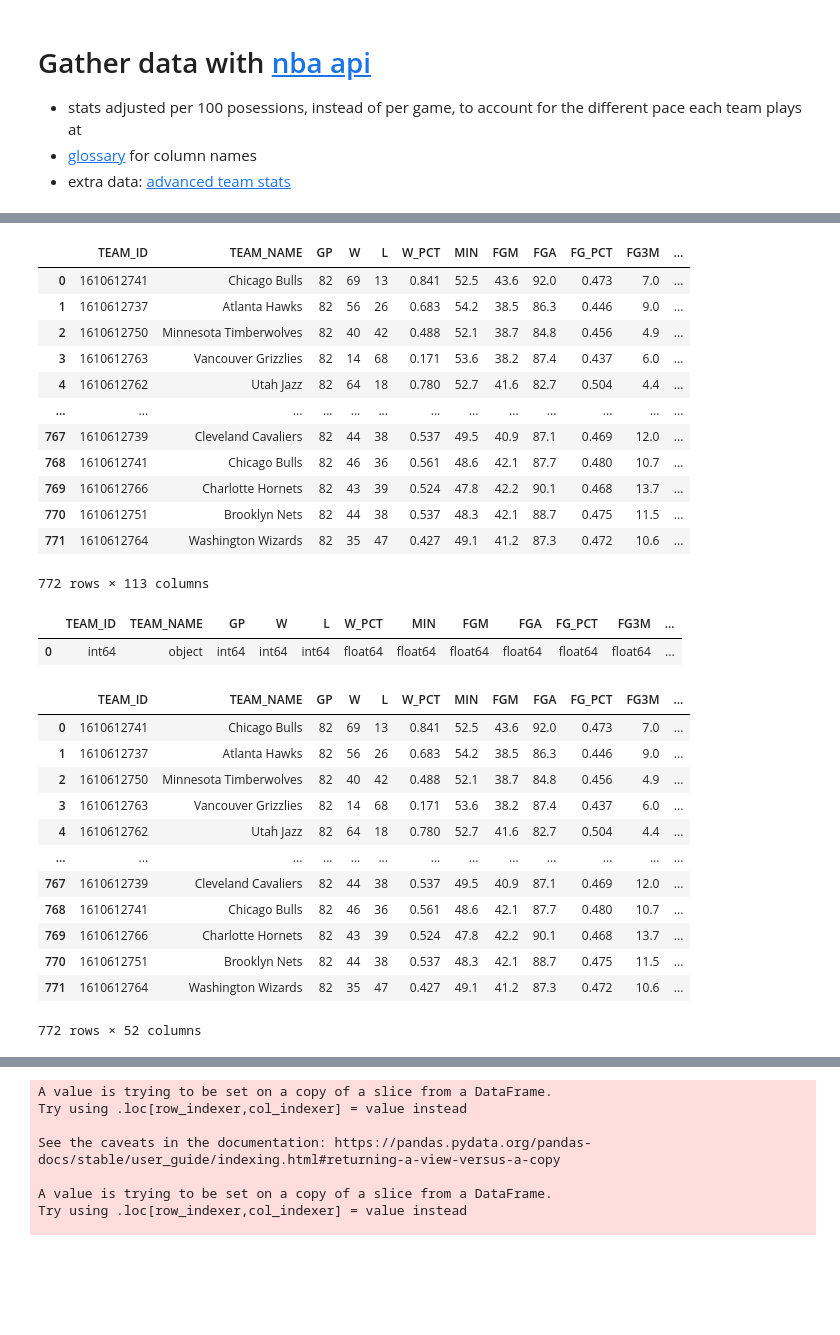
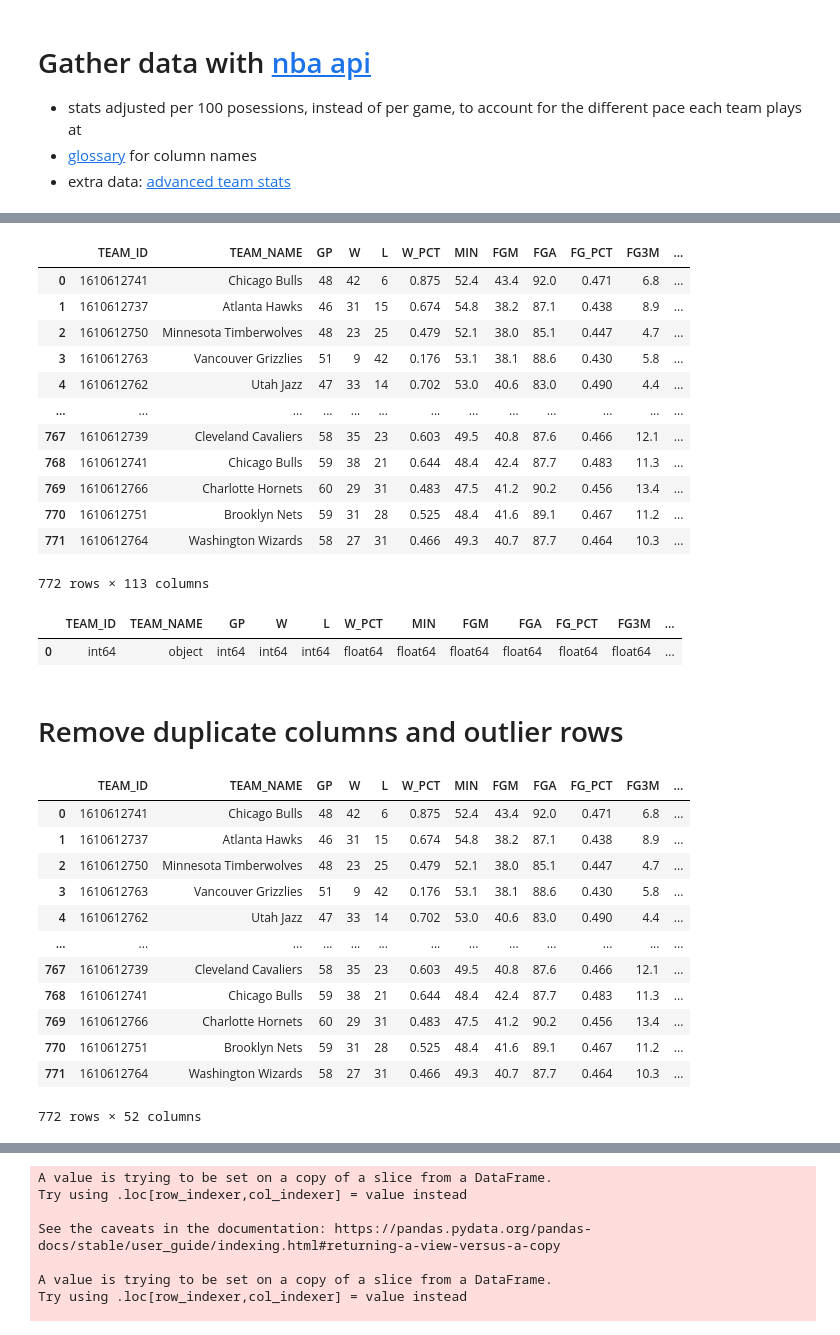
Before and after one commit to WillKWL/Project-NBASeason, a Jupyter notebook: 1_load_data.ipynb, the cells around one changed output, grey strips where cells are left out. Drawn from its saved outputs; the diff is of its cells as text; code cells hidden in the pictures; blank space fills up the shorter version.

Commit message:
change X from regular season to pre all-star, add a step to remove GP outliers at dataset level (cannot incorporate changes to both X and y in sklearn pipeline)

```diff
--- a/1_load_data.ipynb
+++ b/1_load_data.ipynb
@@ -114,42 +120,44 @@ files.download("nba_season_vs_playoff.csv")
 [interactive output not drawn]
 [interactive output not drawn]
 # %%
-df = pd.read_csv('https://raw.githubusercontent.com/WillKWL/Project-NBASeason/master/data/raw/nba_season_vs_playoff.csv')
+df = pd.read_csv('https://github.com/WillKWL/PublicData/raw/main/raw/nba_pre_all_star_vs_playoff.csv')
 df
 # %% [output]
 |  | TEAM_ID | TEAM_NAME | GP | W | L | W_PCT | MIN | FGM | FGA | FG_PCT | FG3M | ... |
-| 0 | 1610612741 | Chicago Bulls | 82 | 69 | 13 | 0.841 | 52.5 | 43.6 | 92.0 | 0.473 | 7.0 | ... |
-| 1 | 1610612737 | Atlanta Hawks | 82 | 56 | 26 | 0.683 | 54.2 | 38.5 | 86.3 | 0.446 | 9.0 | ... |
-| 2 | 1610612750 | Minnesota Timberwolves | 82 | 40 | 42 | 0.488 | 52.1 | 38.7 | 84.8 | 0.456 | 4.9 | ... |
-| 3 | 1610612763 | Vancouver Grizzlies | 82 | 14 | 68 | 0.171 | 53.6 | 38.2 | 87.4 | 0.437 | 6.0 | ... |
-| 4 | 1610612762 | Utah Jazz | 82 | 64 | 18 | 0.780 | 52.7 | 41.6 | 82.7 | 0.504 | 4.4 | ... |
+| 0 | 1610612741 | Chicago Bulls | 48 | 42 | 6 | 0.875 | 52.4 | 43.4 | 92.0 | 0.471 | 6.8 | ... |
+| 1 | 1610612737 | Atlanta Hawks | 46 | 31 | 15 | 0.674 | 54.8 | 38.2 | 87.1 | 0.438 | 8.9 | ... |
+| 2 | 1610612750 | Minnesota Timberwolves | 48 | 23 | 25 | 0.479 | 52.1 | 38.0 | 85.1 | 0.447 | 4.7 | ... |
+| 3 | 1610612763 | Vancouver Grizzlies | 51 | 9 | 42 | 0.176 | 53.1 | 38.1 | 88.6 | 0.430 | 5.8 | ... |
+| 4 | 1610612762 | Utah Jazz | 47 | 33 | 14 | 0.702 | 53.0 | 40.6 | 83.0 | 0.490 | 4.4 | ... |
 | ... | ... | ... | ... | ... | ... | ... | ... | ... | ... | ... | ... | ... |
-| 767 | 1610612739 | Cleveland Cavaliers | 82 | 44 | 38 | 0.537 | 49.5 | 40.9 | 87.1 | 0.469 | 12.0 | ... |
-| 768 | 1610612741 | Chicago Bulls | 82 | 46 | 36 | 0.561 | 48.6 | 42.1 | 87.7 | 0.480 | 10.7 | ... |
-| 769 | 1610612766 | Charlotte Hornets | 82 | 43 | 39 | 0.524 | 47.8 | 42.2 | 90.1 | 0.468 | 13.7 | ... |
-| 770 | 1610612751 | Brooklyn Nets | 82 | 44 | 38 | 0.537 | 48.3 | 42.1 | 88.7 | 0.475 | 11.5 | ... |
-| 771 | 1610612764 | Washington Wizards | 82 | 35 | 47 | 0.427 | 49.1 | 41.2 | 87.3 | 0.472 | 10.6 | ... |
+| 767 | 1610612739 | Cleveland Cavaliers | 58 | 35 | 23 | 0.603 | 49.5 | 40.8 | 87.6 | 0.466 | 12.1 | ... |
+| 768 | 1610612741 | Chicago Bulls | 59 | 38 | 21 | 0.644 | 48.4 | 42.4 | 87.7 | 0.483 | 11.3 | ... |
+| 769 | 1610612766 | Charlotte Hornets | 60 | 29 | 31 | 0.483 | 47.5 | 41.2 | 90.2 | 0.456 | 13.4 | ... |
+| 770 | 1610612751 | Brooklyn Nets | 59 | 31 | 28 | 0.525 | 48.4 | 41.6 | 89.1 | 0.467 | 11.2 | ... |
+| 771 | 1610612764 | Washington Wizards | 58 | 27 | 31 | 0.466 | 49.3 | 40.7 | 87.7 | 0.464 | 10.3 | ... |
 772 rows × 113 columns
 # %%
 pd.DataFrame(df.dtypes).T
 # %% [output]
 |  | TEAM_ID | TEAM_NAME | GP | W | L | W_PCT | MIN | FGM | FGA | FG_PCT | FG3M | ... |
 | 0 | int64 | object | int64 | int64 | int64 | float64 | float64 | float64 | float64 | float64 | float64 | ... |
+# %% [markdown]
+# Remove duplicate columns and outlier rows
 # %%
 # remove duplicate columns and ranking columns since we will clean the features later on
 df = df.loc[:, [not((('RANK' in x) | ('_y' in x)) & ('RANKING' not in x)) for x in df.columns]]
 df
 # %% [output]
 |  | TEAM_ID | TEAM_NAME | GP | W | L | W_PCT | MIN | FGM | FGA | FG_PCT | FG3M | ... |
-| 0 | 1610612741 | Chicago Bulls | 82 | 69 | 13 | 0.841 | 52.5 | 43.6 | 92.0 | 0.473 | 7.0 | ... |
-| 1 | 1610612737 | Atlanta Hawks | 82 | 56 | 26 | 0.683 | 54.2 | 38.5 | 86.3 | 0.446 | 9.0 | ... |
-| 2 | 1610612750 | Minnesota Timberwolves | 82 | 40 | 42 | 0.488 | 52.1 | 38.7 | 84.8 | 0.456 | 4.9 | ... |
-| 3 | 1610612763 | Vancouver Grizzlies | 82 | 14 | 68 | 0.171 | 53.6 | 38.2 | 87.4 | 0.437 | 6.0 | ... |
-| 4 | 1610612762 | Utah Jazz | 82 | 64 | 18 | 0.780 | 52.7 | 41.6 | 82.7 | 0.504 | 4.4 | ... |
+| 0 | 1610612741 | Chicago Bulls | 48 | 42 | 6 | 0.875 | 52.4 | 43.4 | 92.0 | 0.471 | 6.8 | ... |
+| 1 | 1610612737 | Atlanta Hawks | 46 | 31 | 15 | 0.674 | 54.8 | 38.2 | 87.1 | 0.438 | 8.9 | ... |
+| 2 | 1610612750 | Minnesota Timberwolves | 48 | 23 | 25 | 0.479 | 52.1 | 38.0 | 85.1 | 0.447 | 4.7 | ... |
+| 3 | 1610612763 | Vancouver Grizzlies | 51 | 9 | 42 | 0.176 | 53.1 | 38.1 | 88.6 | 0.430 | 5.8 | ... |
+| 4 | 1610612762 | Utah Jazz | 47 | 33 | 14 | 0.702 | 53.0 | 40.6 | 83.0 | 0.490 | 4.4 | ... |
 | ... | ... | ... | ... | ... | ... | ... | ... | ... | ... | ... | ... | ... |
-| 767 | 1610612739 | Cleveland Cavaliers | 82 | 44 | 38 | 0.537 | 49.5 | 40.9 | 87.1 | 0.469 | 12.0 | ... |
-| 768 | 1610612741 | Chicago Bulls | 82 | 46 | 36 | 0.561 | 48.6 | 42.1 | 87.7 | 0.480 | 10.7 | ... |
-| 769 | 1610612766 | Charlotte Hornets | 82 | 43 | 39 | 0.524 | 47.8 | 42.2 | 90.1 | 0.468 | 13.7 | ... |
-| 770 | 1610612751 | Brooklyn Nets | 82 | 44 | 38 | 0.537 | 48.3 | 42.1 | 88.7 | 0.475 | 11.5 | ... |
-| 771 | 1610612764 | Washington Wizards | 82 | 35 | 47 | 0.427 | 49.1 | 41.2 | 87.3 | 0.472 | 10.6 | ... |
+| 767 | 1610612739 | Cleveland Cavaliers | 58 | 35 | 23 | 0.603 | 49.5 | 40.8 | 87.6 | 0.466 | 12.1 | ... |
+| 768 | 1610612741 | Chicago Bulls | 59 | 38 | 21 | 0.644 | 48.4 | 42.4 | 87.7 | 0.483 | 11.3 | ... |
+| 769 | 1610612766 | Charlotte Hornets | 60 | 29 | 31 | 0.483 | 47.5 | 41.2 | 90.2 | 0.456 | 13.4 | ... |
+| 770 | 1610612751 | Brooklyn Nets | 59 | 31 | 28 | 0.525 | 48.4 | 41.6 | 89.1 | 0.467 | 11.2 | ... |
+| 771 | 1610612764 | Washington Wizards | 58 | 27 | 31 | 0.466 | 49.3 | 40.7 | 87.7 | 0.464 | 10.3 | ... |
 772 rows × 52 columns
```
Also changed, not shown: parts of 14 cells of this notebook.
